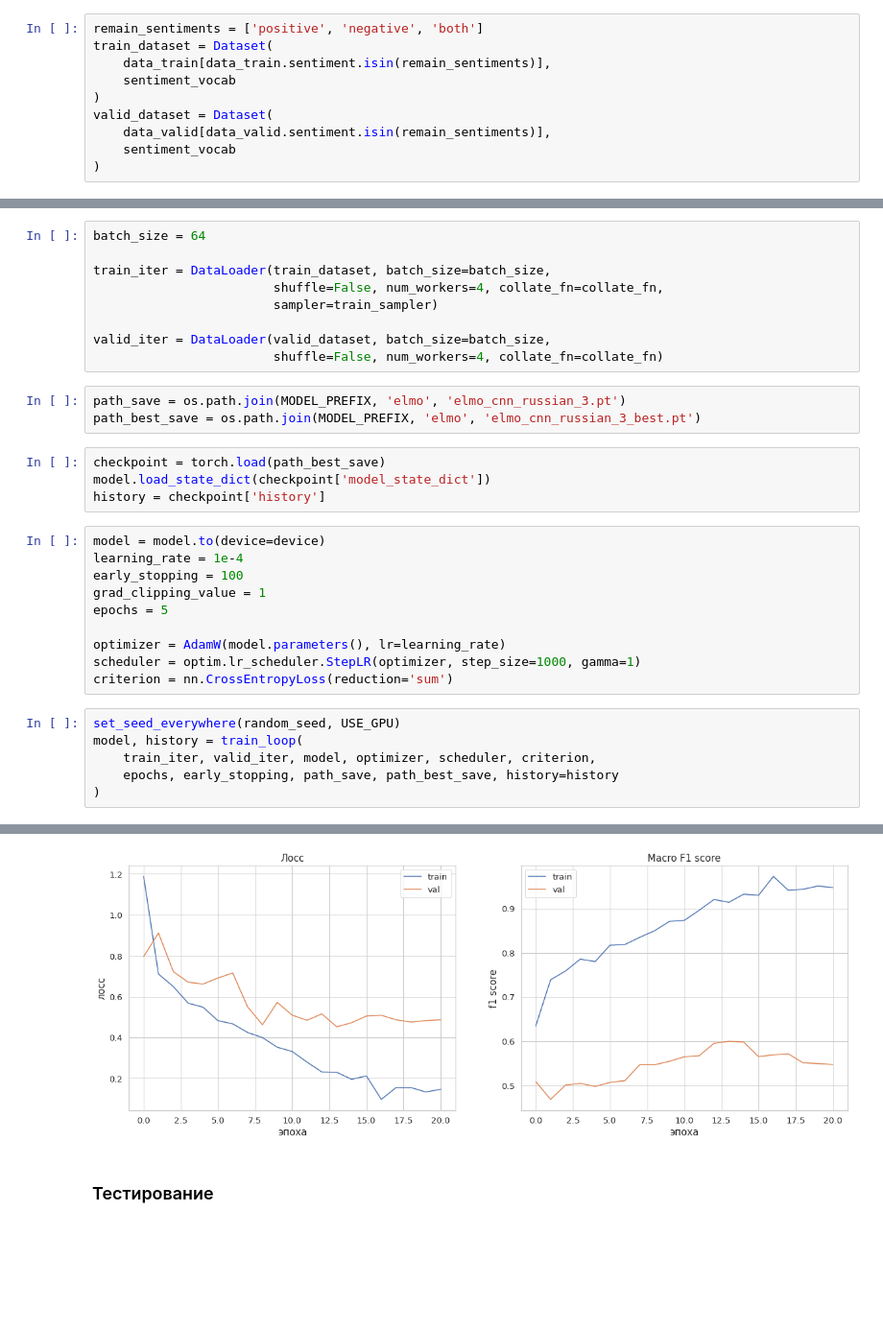
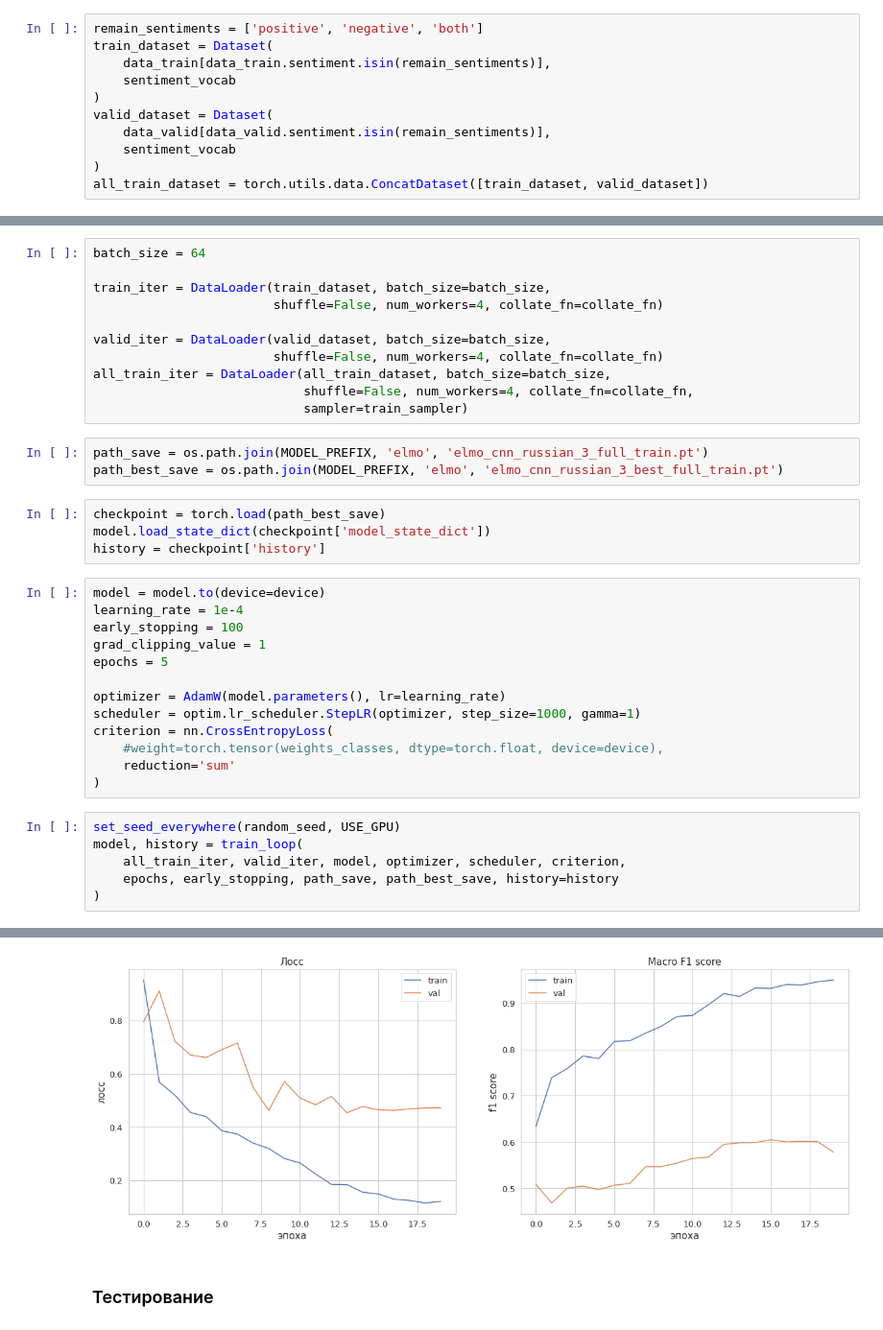
Before and after one commit to deep-nlp-spring-2020/dialog-sent, a Jupyter notebook: notebooks/8-db-elmo-russian-2.ipynb, the cells around one changed output, grey strips where cells are left out. Shown: that part at 96% size. Saved outputs shown, nothing was run; the diff lists cells and outputs as text; blank space fills up the shorter version.

```diff
--- a/notebooks/8-db-elmo-russian-2.ipynb
+++ b/notebooks/8-db-elmo-russian-2.ipynb
@@ -629,6 +629,7 @@ valid_dataset = Dataset(
     data_valid[data_valid.sentiment.isin(remain_sentiments)],
     sentiment_vocab
 )
+all_train_dataset = torch.utils.data.ConcatDataset([train_dataset, valid_dataset])
 # %%
 labels = [x[-1].item() for x in train_dataset]
 weights_classes = 1/np.unique(labels, return_counts=True)[1]
@@ -641,14 +642,16 @@ train_sampler = torch.utils.data.WeightedRandomSampler(
 batch_size = 64
 
 train_iter = DataLoader(train_dataset, batch_size=batch_size,
-                        shuffle=False, num_workers=4, collate_fn=collate_fn,
-                        sampler=train_sampler)
+                        shuffle=False, num_workers=4, collate_fn=collate_fn)
 
 valid_iter = DataLoader(valid_dataset, batch_size=batch_size,
                         shuffle=False, num_workers=4, collate_fn=collate_fn)
+all_train_iter = DataLoader(all_train_dataset, batch_size=batch_size,
+                            shuffle=False, num_workers=4, collate_fn=collate_fn,
+                            sampler=train_sampler)
 # %%
-path_save = os.path.join(MODEL_PREFIX, 'elmo', 'elmo_cnn_russian_3.pt')
-path_best_save = os.path.join(MODEL_PREFIX, 'elmo', 'elmo_cnn_russian_3_best.pt')
+path_save = os.path.join(MODEL_PREFIX, 'elmo', 'elmo_cnn_russian_3_full_train.pt')
+path_best_save = os.path.join(MODEL_PREFIX, 'elmo', 'elmo_cnn_russian_3_best_full_train.pt')
 # %%
 checkpoint = torch.load(path_best_save)
 model.load_state_dict(checkpoint['model_state_dict'])
@@ -662,11 +665,14 @@ epochs = 5
 
 optimizer = AdamW(model.parameters(), lr=learning_rate)
 scheduler = optim.lr_scheduler.StepLR(optimizer, step_size=1000, gamma=1)
-criterion = nn.CrossEntropyLoss(reduction='sum')
+criterion = nn.CrossEntropyLoss(
+    #weight=torch.tensor(weights_classes, dtype=torch.float, device=device),
+    reduction='sum'
+)
 # %%
 set_seed_everywhere(random_seed, USE_GPU)
 model, history = train_loop(
-    train_iter, valid_iter, model, optimizer, scheduler, criterion,
+    all_train_iter, valid_iter, model, optimizer, scheduler, criterion,
     epochs, early_stopping, path_save, path_best_save, history=history
 )
 # %% [output]
@@ -678,4 +684,4 @@ Epoch 5 of 5 took 141.659s
-[figure, old version]
+[figure, new version]
 # %% [markdown]
 ### Тестирование
 # %%
```
Also changed, not shown: parts of 7 cells of this notebook.
